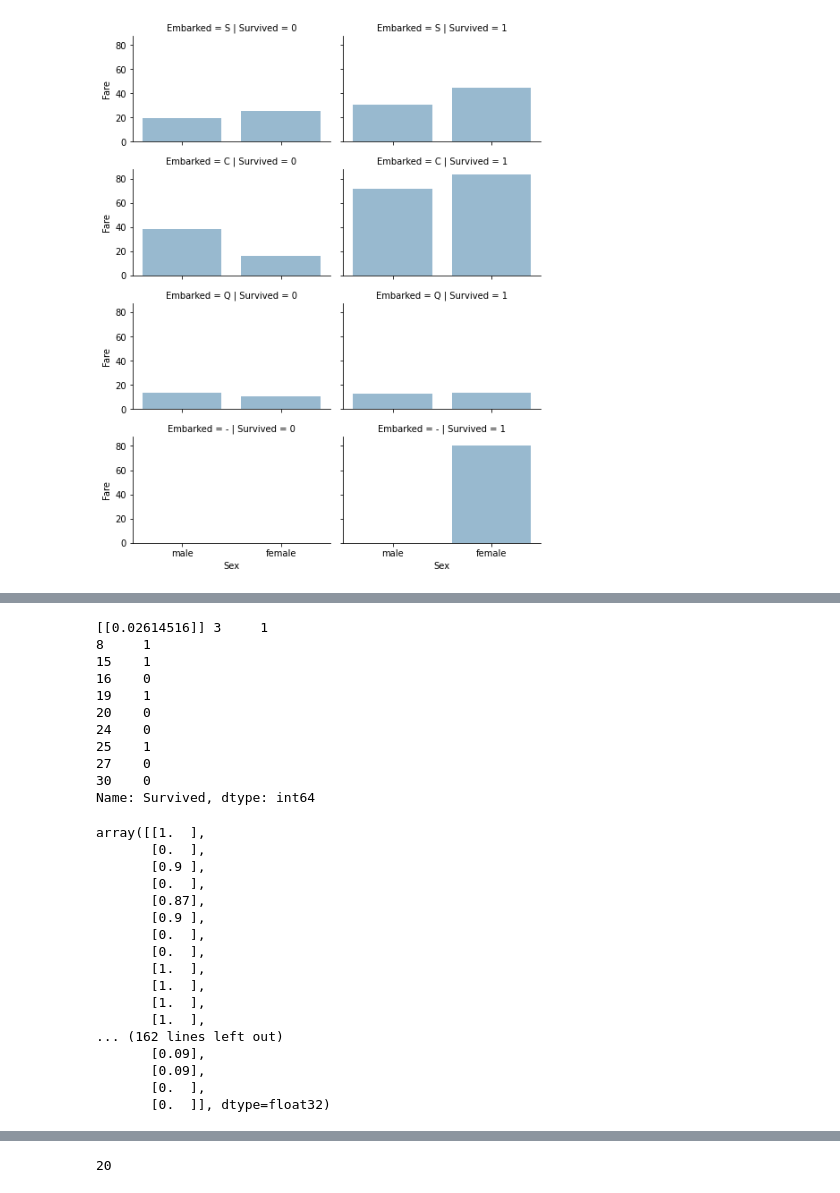
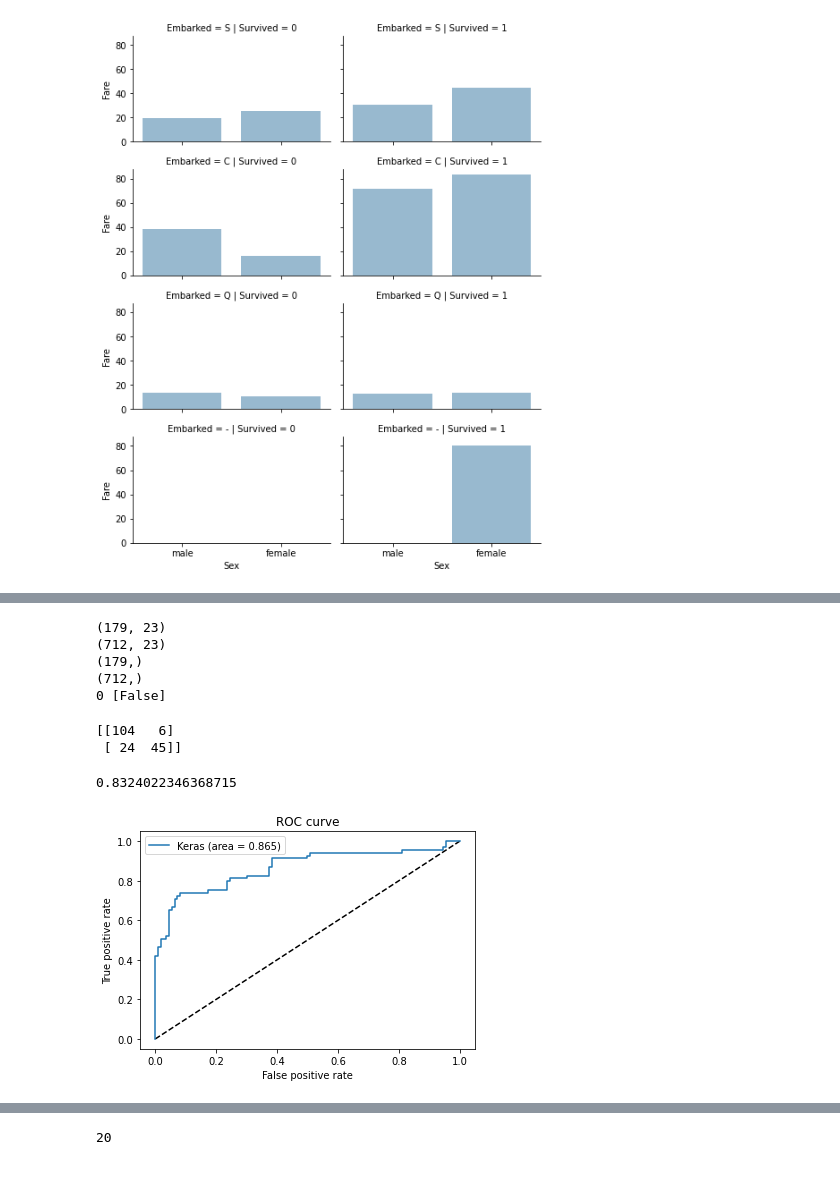
Before and after one commit to kys-sheng/titanic, a Jupyter notebook: titanic.ipynb, the cells around one changed output, grey strips where cells are left out. Drawn from its saved outputs; the diff is of its cells as text; code cells hidden in the pictures.

```diff
--- a/titanic.ipynb
+++ b/titanic.ipynb
@@ -342,33 +385,44 @@ plot_loss(history)
-# %%
-X_test = sc.fit_transform(np.array(ct.fit_transform(test_features)))
-print(ann.predict(sc.fit_transform([X_test[10]])),test_target.iloc[0:10])
-ann.predict(X_test).round(2)
-# %% [output]
-[[0.02614516]] 3     1
-8     1
-15    1
-16    0
-19    1
-20    0
-24    0
-25    1
-27    0
-30    0
-Name: Survived, dtype: int64
-array([[1.  ],
-       [0.  ],
-       [0.9 ],
-       [0.  ],
-       [0.87],
-       [0.9 ],
-       [0.  ],
-       [0.  ],
-       [1.  ],
-       [1.  ],
-       [1.  ],
-       [1.  ],
-... (162 lines left out)
-       [0.09],
-       [0.09],
-       [0.  ],
-       [0.  ]], dtype=float32)
+# %%
+print(X_test.shape)
+print(X_train.shape)
+print(y_test.shape)
+print(y_train.shape)
+y_pred = ann.predict(X_test)
+y_pred = (y_pred > 0.5)
+print(y_test.iloc[0], y_pred[0])
+#print(np.concatenate((y_pred.reshape(len(y_pred),1), y_test.reshape(len(y_test),1)),1))
+#for i in np.arange(0,10,1):
+#    print((ann.predict(X_test)[i] ) , (y_test.iloc[i] ))
+#    print((ann.predict(X_test)[i] > 0.5) , (y_test.iloc[i]> 0.5 ))
+# %% [output]
+(179, 23)
+(712, 23)
+(179,)
+(712,)
+0 [False]
+# %%
+from sklearn.metrics import confusion_matrix, accuracy_score
+cm = confusion_matrix(y_test, y_pred)
+print(cm)
+accuracy_score(y_test, y_pred)
+# %% [output]
+[[104   6]
+ [ 24  45]]
+0.8324022346368715
+# %%
+from sklearn.metrics import roc_curve
+y_pred_keras = ann.predict(X_test).ravel()
+fpr_keras, tpr_keras, thresholds_keras = roc_curve(y_test, y_pred_keras)
+from sklearn.metrics import auc
+auc_keras = auc(fpr_keras, tpr_keras)
+plt.figure(1)
+plt.plot([0, 1], [0, 1], 'k--')
+plt.plot(fpr_keras, tpr_keras, label='Keras (area = {:.3f})'.format(auc_keras))
+#plt.plot(fpr_rf, tpr_rf, label='RF (area = {:.3f})'.format(auc_rf))
+plt.xlabel('False positive rate')
+plt.ylabel('True positive rate')
+plt.title('ROC curve')
+plt.legend(loc='best')
+plt.show()
+# %% [output]
+[figure, added]
```
Also changed, not shown: parts of 8 cells of this notebook.
